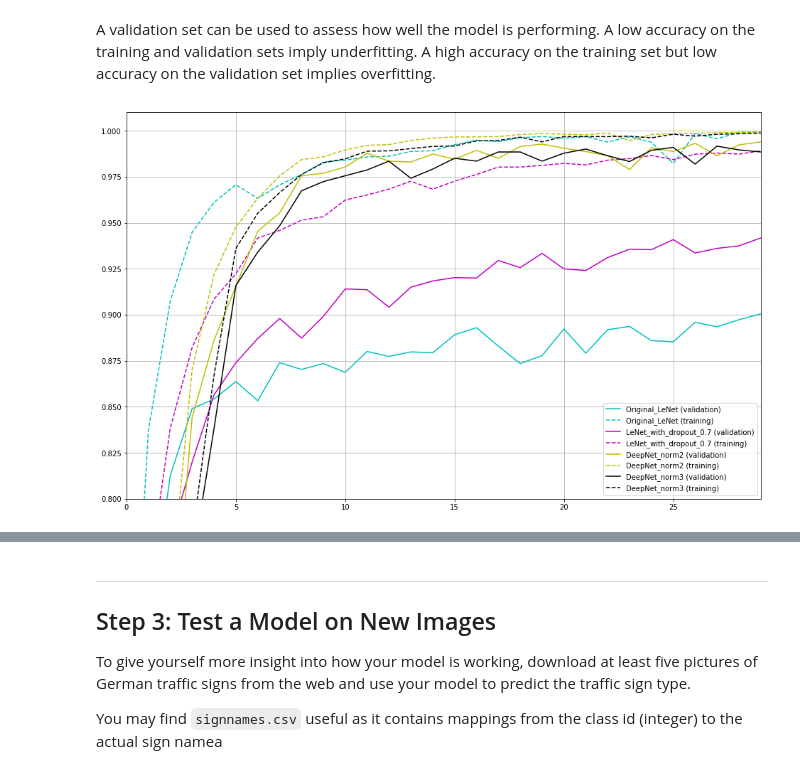
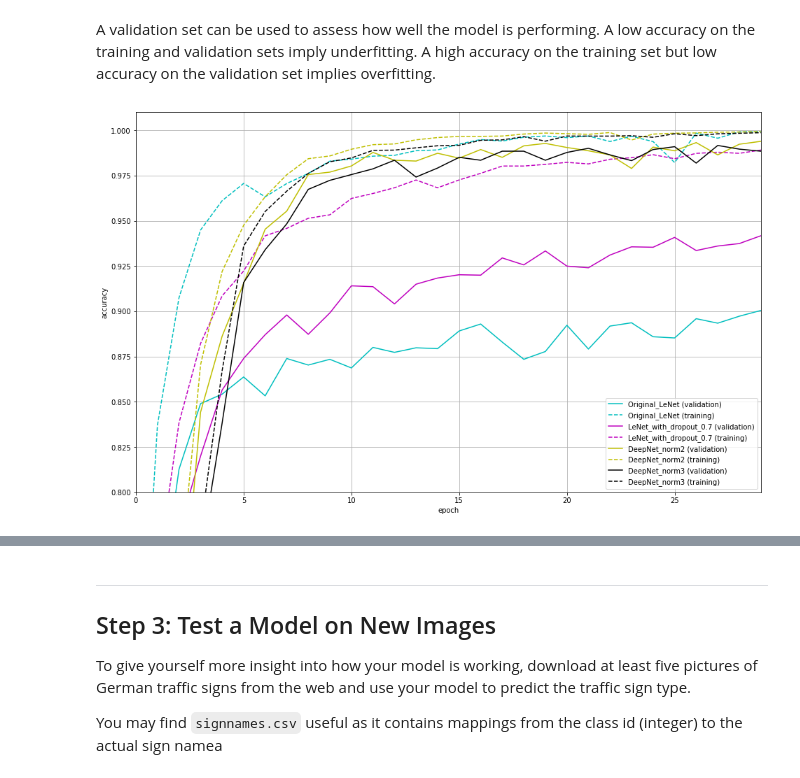
Before and after one commit to kbobrowski/CarND-Traffic-Sign-Classifier-Project, a Jupyter notebook: Traffic_Sign_Classifier.ipynb, the cells around one changed output, grey strips where cells are left out. Saved outputs shown, nothing was run; the diff lists cells and outputs as text; code cells hidden in the pictures.

```diff
--- a/Traffic_Sign_Classifier.ipynb
+++ b/Traffic_Sign_Classifier.ipynb
@@ -431,23 +444,30 @@ with tf.Session() as sess:
 np.save('valid_history_{}.npy'.format(name), valid_history)
 np.save('train_history_{}.npy'.format(name), train_history)
 # %%
+# Plotting the convergence results
+
 import matplotlib as mpl
+import matplotlib.pyplot as plt
+import numpy as np
+
 %matplotlib inline
 from pprint import pprint
 mpl.rcParams['figure.figsize'] = (16,10)
 colors = 'cmykrgb'
 nameList = ['Original_LeNet', 'LeNet_with_dropout_0.7', 'DeepNet_norm2', 'DeepNet_norm3']
 for i,name in enumerate(nameList):
     valid_history = np.load('convergence/valid_history_{}.npy'.format(name))
     train_history = np.load('convergence/train_history_{}.npy'.format(name))
     plt.plot(valid_history, label=name+' (validation)', color=colors[i])
     plt.plot(train_history, label=name+' (training)', color=colors[i], linestyle='--')
     #if i == 2: pprint(valid_history)
 plt.grid()
 plt.ylim([0.8,1.01])
 plt.xlim([0,29])
+plt.xlabel("epoch")
+plt.ylabel("accuracy")
 plt.legend()
 plt.show()
 # %% [output]
-[figure, old version]
+[figure, new version]
 # %%
```
Also changed, not shown: parts of 9 cells of this notebook.
